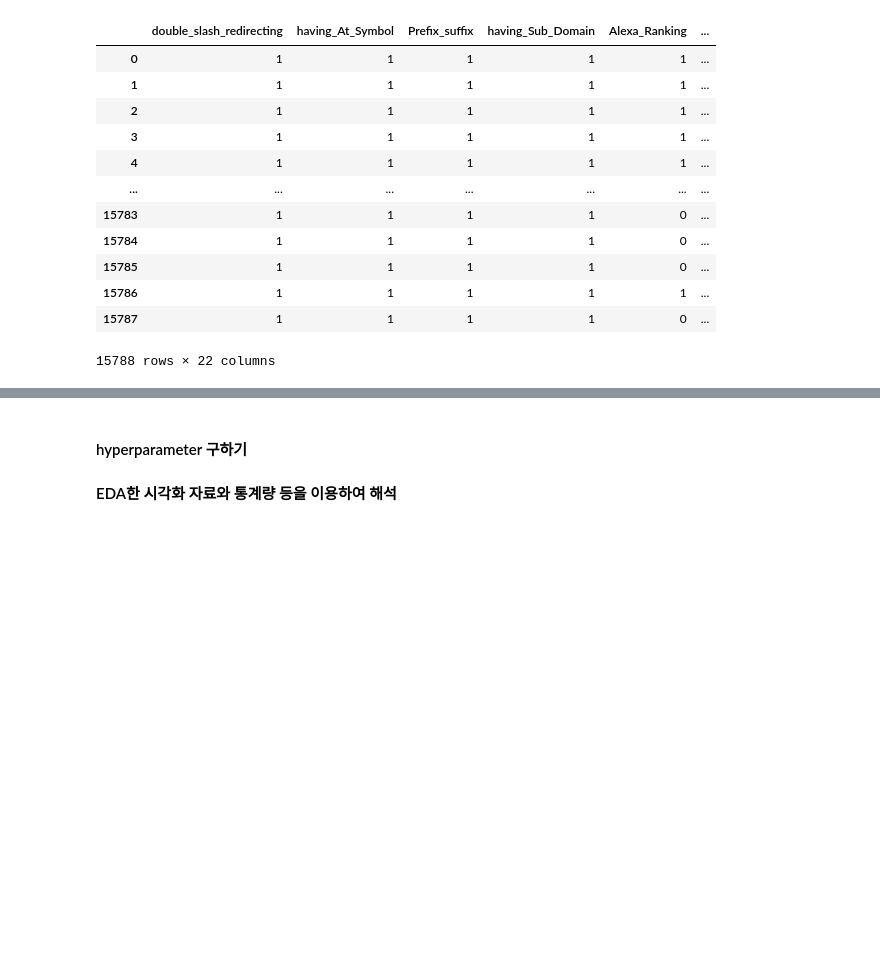
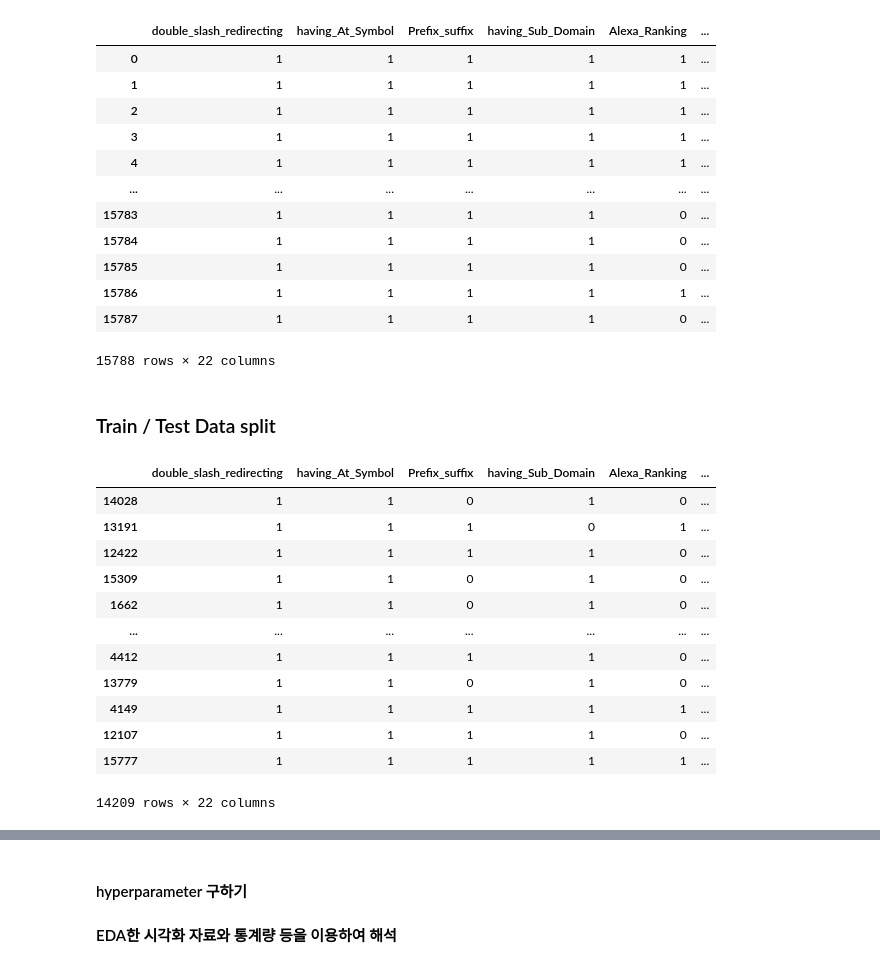
Before and after one commit to asdeszqsc/Data-mining-phishicheck-, a Jupyter notebook: Algorithm/Algorithm.ipynb, the cells around one changed output, grey strips where cells are left out. Drawn from its saved outputs; the diff is of its cells as text; code cells hidden in the pictures; blank space fills up the shorter version.

```diff
--- a/Algorithm/Algorithm.ipynb
+++ b/Algorithm/Algorithm.ipynb
@@ -107,3 +111,29 @@ df
 | 15786 | 1 | 1 | 1 | 1 | 1 | ... |
 | 15787 | 1 | 1 | 1 | 1 | 0 | ... |
 15788 rows × 22 columns
+# %% [markdown]
+<h3>Train / Test Data split </h3>
+# %%
+x_train, x_test, y_train, y_test = train_test_split(df, df_target, test_size = 0.1,random_state = 38)
+
+x_train = pd.DataFrame(x_train)
+x_test = pd.DataFrame(x_test)
+
+y_train = pd.DataFrame(y_train)
+y_test = pd.DataFrame(y_test)
+# %%
+x_train
+# %% [output]
+|  | double_slash_redirecting | having_At_Symbol | Prefix_suffix | having_Sub_Domain | Alexa_Ranking | ... |
+| 14028 | 1 | 1 | 0 | 1 | 0 | ... |
+| 13191 | 1 | 1 | 1 | 0 | 1 | ... |
+| 12422 | 1 | 1 | 1 | 1 | 0 | ... |
+| 15309 | 1 | 1 | 0 | 1 | 0 | ... |
+| 1662 | 1 | 1 | 0 | 1 | 0 | ... |
+| ... | ... | ... | ... | ... | ... | ... |
+| 4412 | 1 | 1 | 1 | 1 | 0 | ... |
+| 13779 | 1 | 1 | 0 | 1 | 0 | ... |
+| 4149 | 1 | 1 | 1 | 1 | 1 | ... |
+| 12107 | 1 | 1 | 1 | 1 | 0 | ... |
+| 15777 | 1 | 1 | 1 | 1 | 1 | ... |
+14209 rows × 22 columns
```
Also changed, not shown: parts of 4 cells of this notebook.
